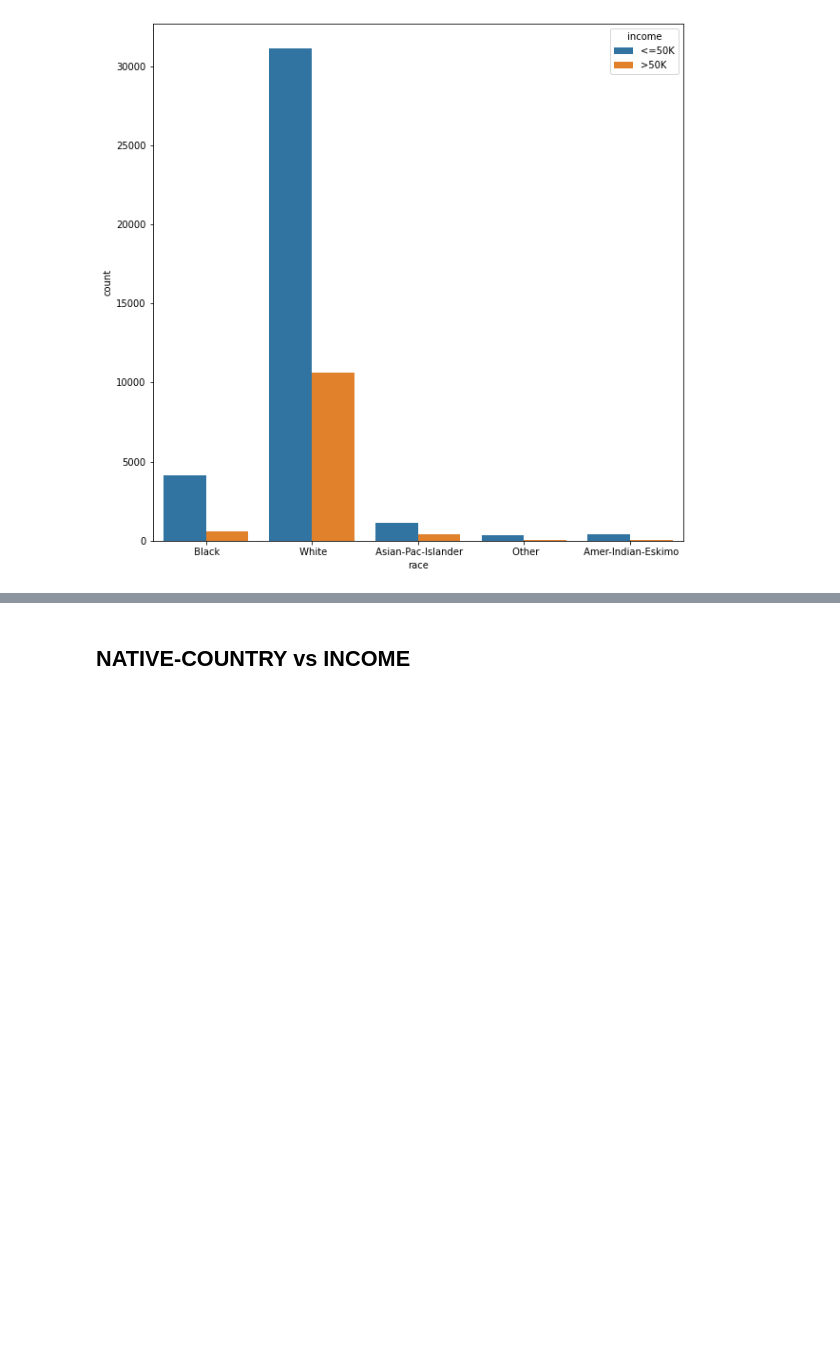
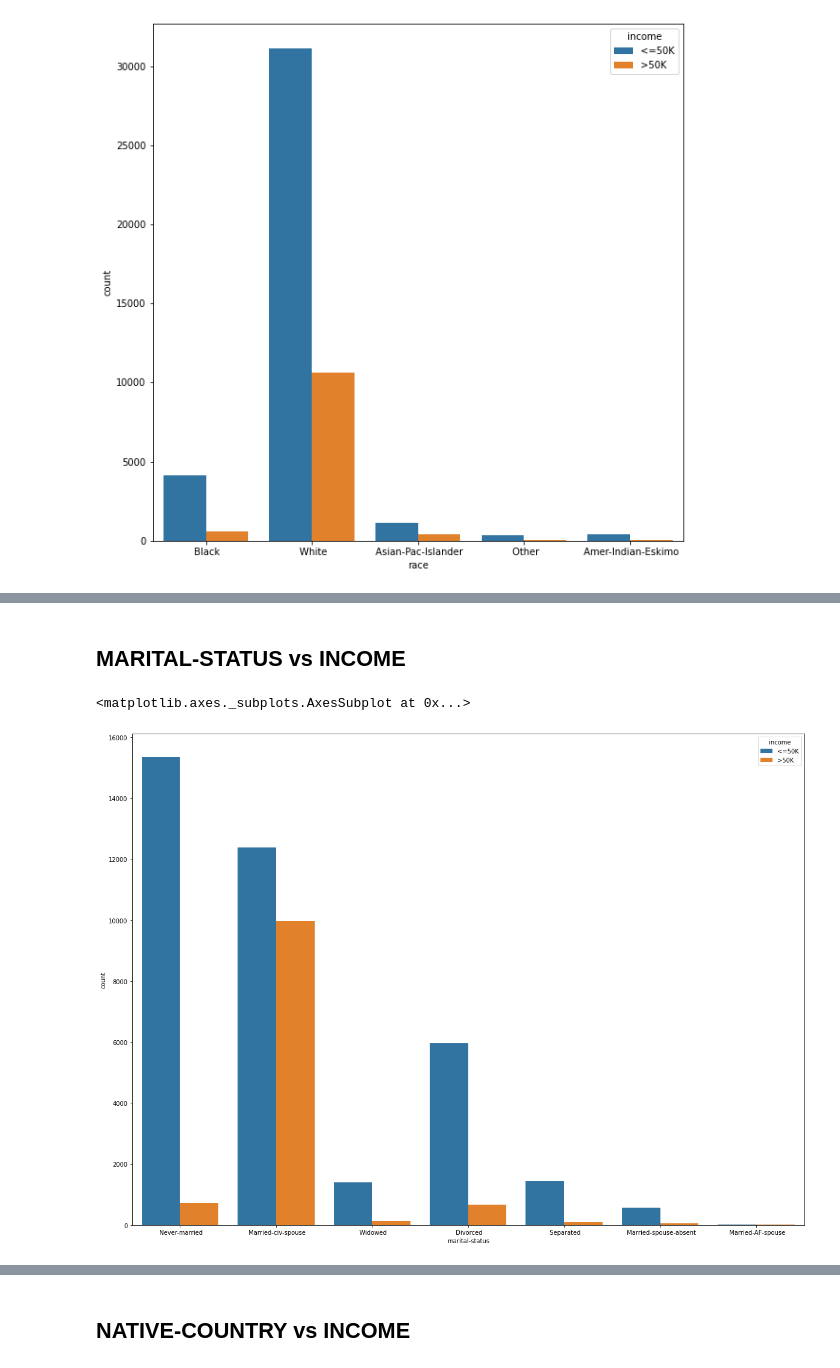
Before and after one commit to adititewari13/Adult-Data_ML, a Jupyter notebook: Adult-Data/income_analysis.ipynb, the cells around one changed output, grey strips where cells are left out. Drawn from its saved outputs; the diff is of its cells as text; code cells hidden in the pictures; blank space fills up the shorter version.

```diff
--- a/Adult-Data/income_analysis.ipynb
+++ b/Adult-Data/income_analysis.ipynb
@@ -225,0 +243,8 @@ sns.countplot(x='race', hue='income',  data=df)
+# %% [markdown]
+## MARITAL-STATUS vs INCOME
+# %%
+plt.subplots(figsize=(20,15))
+sns.countplot(x='marital-status', hue='income', data=df)
+# %% [output]
+<matplotlib.axes._subplots.AxesSubplot at 0x...>
+[figure, added]
```
Also changed, not shown: parts of 16 cells of this notebook.
